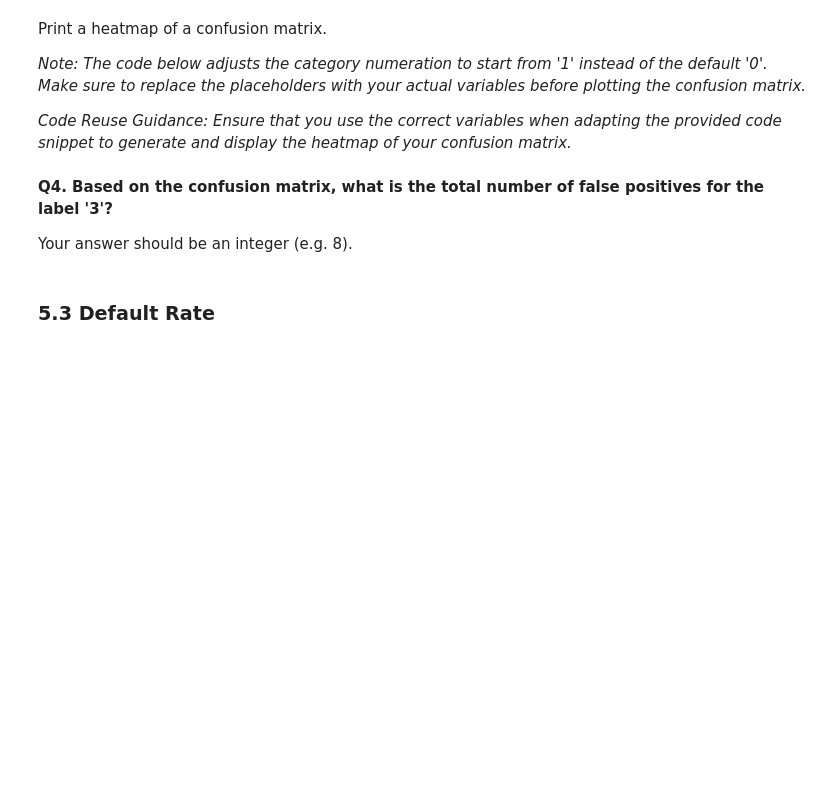
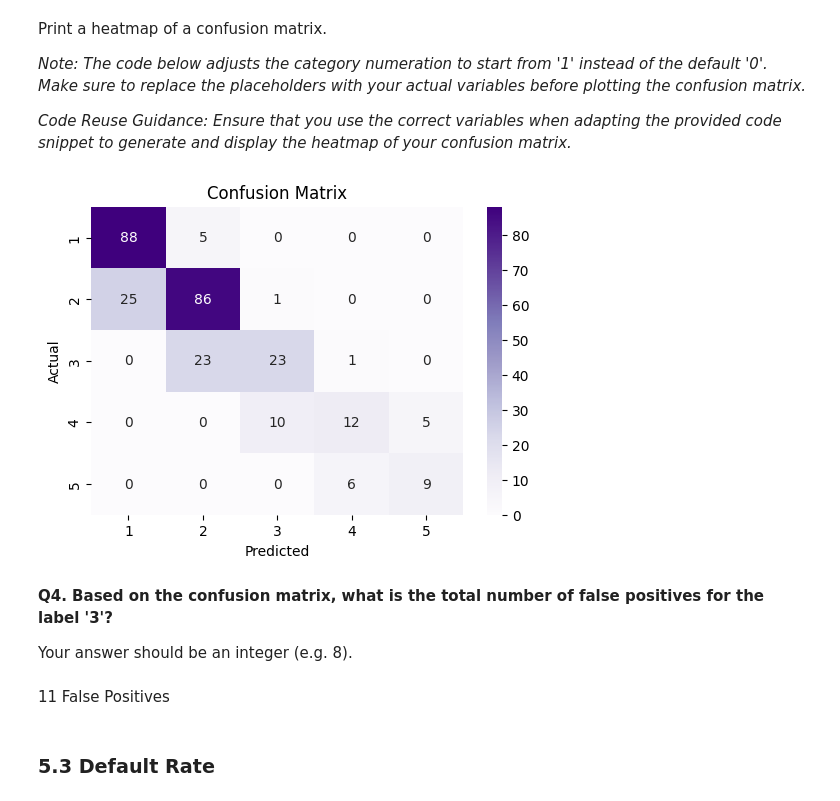
Before and after one commit to AmirJffr/DataScience-and-Machine-Learning-Master-SI, a Jupyter notebook: Assignements/Part 3/Assignment_part_3.ipynb, the cells around one changed output. Cells and saved outputs as stored; diff of their text form; code cells hidden in the pictures; blank space fills up the shorter version.

```diff
--- a/Assignements/Part 3/Assignment_part_3.ipynb
+++ b/Assignements/Part 3/Assignment_part_3.ipynb
@@ -165,0 +149,3 @@ encoded_df.head()
+# %%
+df_encoded = pd.concat([df, go_encoded], axis=1)
+df_encoded.head()
@@ -171,2 +163,4 @@ You can display the few first rows in order to check if your encoding worked cor
+# %%
+df_encoded =df_encoded.drop(columns=["BusinessTravel", "Gender", "OverTime"])
 # %% [markdown]
 Let's count and display the occurrences of each value in the `le_BusinessTravel` column of the `df_encoded` DataFrame.
@@ -218,3 +246,10 @@ To ensure our model generalizes well to new data and to mitigate overfitting, it
+# %%
+X = df_encoded.drop(columns=["JobLevel"])
+y = df_encoded["JobLevel"]
+X_train, X_test, y_train, y_test = train_test_split(X, y, test_size=0.2, random_state=123)
+scaler = MinMaxScaler()
+X_train_scaled = scaler.fit_transform(X_train)
+X_test_scaled = scaler.transform(X_test)
 # %% [markdown]
 ## 4. Logistic regression
 # %% [markdown]
@@ -227,2 +260,6 @@ Begin by training a logistic regression model with the `max_iter` parameter set
+# %%
+log_regression = LogisticRegression(max_iter=1000, random_state=123)
+log_regression.fit(X_train_scaled, y_train)
+y_pred = log_regression.predict(X_test_scaled)
 # %% [markdown]
 Then, evaluate the model's accuracy on the test set.
@@ -251,18 +306,28 @@ Print a heatmap of a confusion matrix.
 # %%
 # Plot confusion matrix as heatmap
 # Calculate the confusion matrix
 cm = confusion_matrix(y_test, y_pred)
 
 # Adjust the confusion matrix for 1-based indexing if necessary
 if np.min(y_test) == 0:  # Check if the smallest label is 0
     cm = np.roll(cm, shift=1, axis=0)
     cm = np.roll(cm, shift=1, axis=1)
 
 # Your code here
+plt.figure(figsize=(6, 4))
+sns.heatmap(cm, annot=True, fmt='d', cmap='Purples', xticklabels=np.arange(1, cm.shape[1] + 1), yticklabels=np.arange(1, cm.shape[0] + 1))
+plt.xlabel('Predicted')
+plt.ylabel('Actual')
+plt.title('Confusion Matrix')
+plt.show()
+# %% [output]
+[figure, added]
 # %% [markdown]
 **Q4. Based on the confusion matrix, what is the total number of false positives for the label '3'?**
 
 Your answer should be an integer (e.g. 8).
+# %% [markdown]
+11 False Positives
 # %% [markdown]
 ### 5.3 Default Rate
 # %% [markdown]
```
Also changed, not shown: parts of 27 cells of this notebook.
